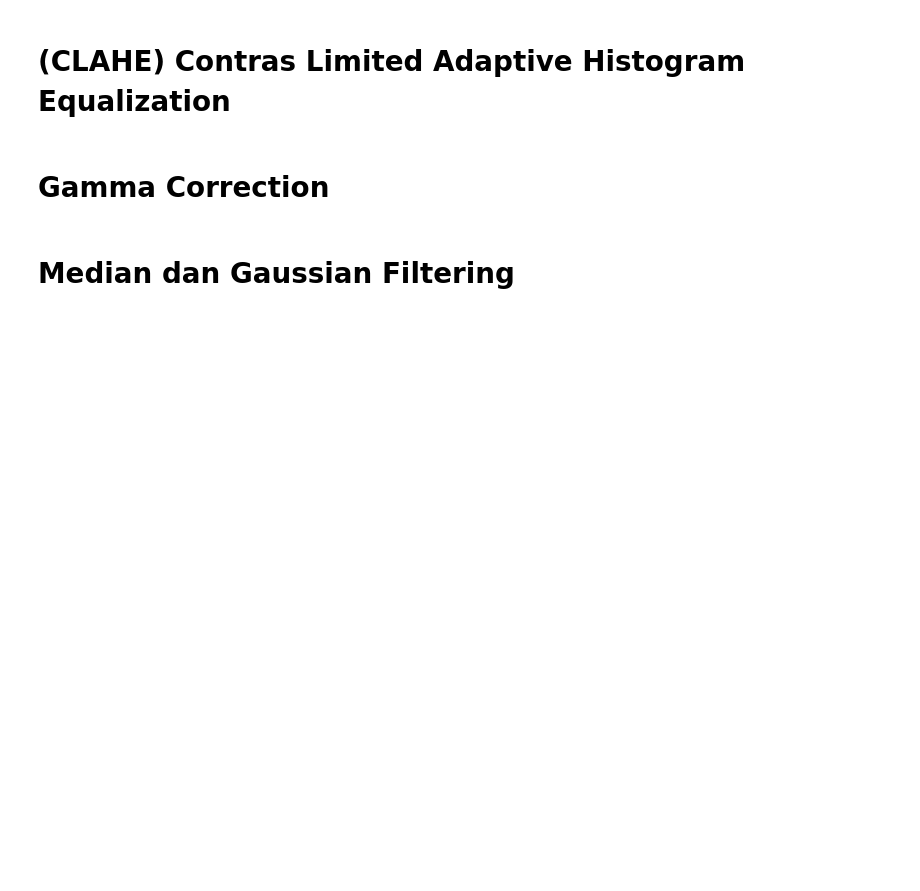
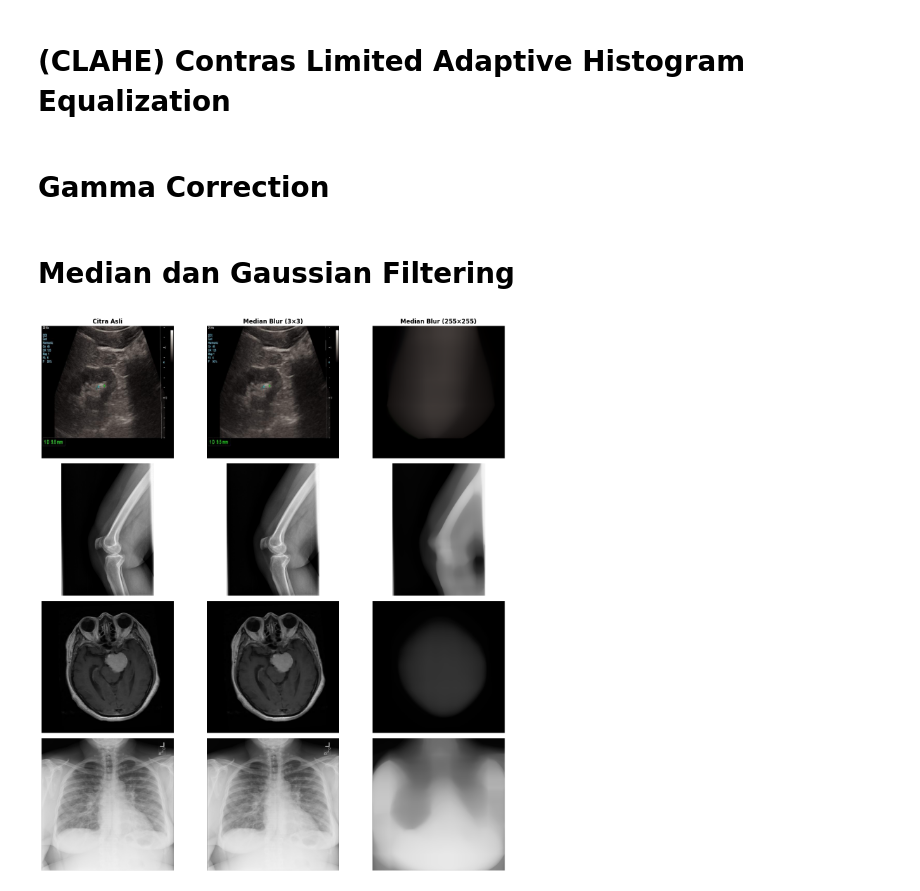
Before and after one commit to EaganKyoji/AI-project, a Jupyter notebook: peningkatan-kualitas-citra-medis.ipynb, the cells around one changed output. Saved outputs shown, nothing was run; the diff lists cells and outputs as text; code cells hidden in the pictures; blank space fills up the shorter version.

```diff
--- a/peningkatan-kualitas-citra-medis.ipynb
+++ b/peningkatan-kualitas-citra-medis.ipynb
@@ -75,3 +76,45 @@ plt.show()
 # Gamma Correction
 # %% [markdown]
 # Median dan Gaussian Filtering
+# %%
+median_min = []
+median_max = []
+
+for img in gambar:
+    median_min.append(cv2.medianBlur(img, 3))
+    median_max.append(cv2.medianBlur(img, 255))
+fig, axes = plt.subplots(4, 3, figsize=(15, 16))
+
+nama_proses = [
+    'Citra Asli',
+    'Median Blur (3×3)',
+    'Median Blur (255×255)'
+]
+
+for row in range(len(gambar)):
+    hasil = [
+        gambar[row],
+        median_min[row],
+        median_max[row]
+    ]
+    for col in range(3):
+        axes[row, col].imshow(hasil[col], cmap='gray')
+        axes[row, col].axis('off')
+        if row == 0:
+            axes[row, col].set_title(
+                nama_proses[col],
+                fontsize=12,
+                fontweight='bold'
+            )
+    axes[row, 0].set_ylabel(
+        judul[row],
+        fontsize=12,
+        fontweight='bold',
+        rotation=90,
+        labelpad=15
+    )
+
+plt.tight_layout()
+plt.show()
+# %% [output]
+[figure, added]
```
Also changed, not shown: parts of 5 cells of this notebook.
